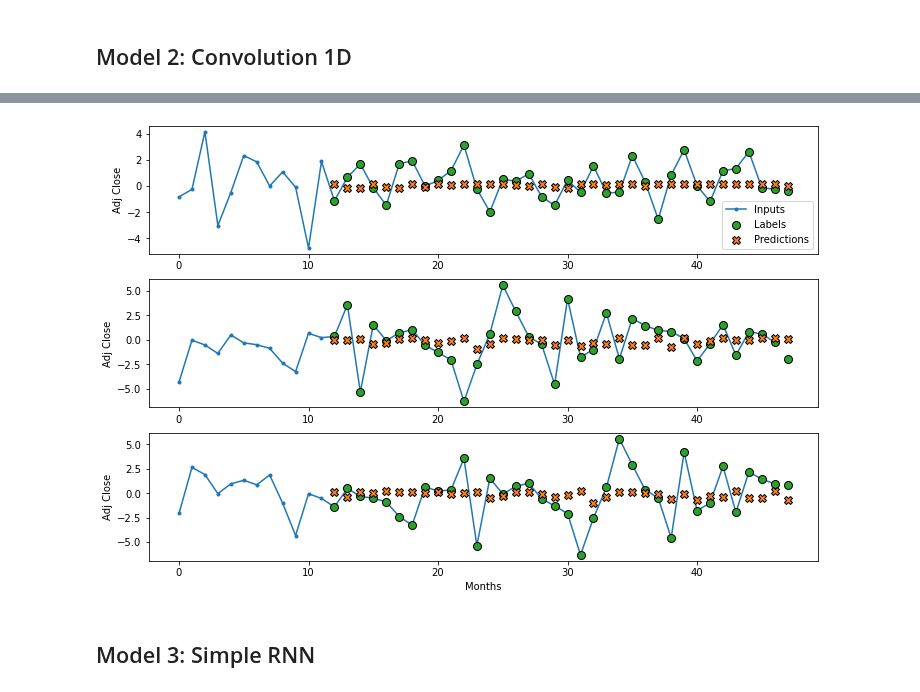
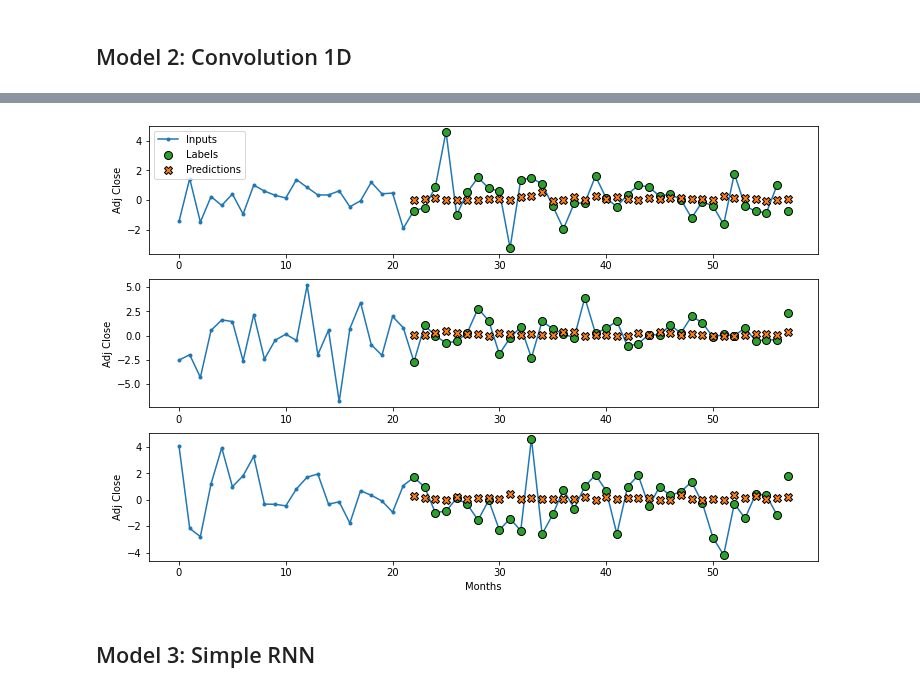
Before and after one commit to tl3472/Price-Prediction-and-Portfolio-Optimation, a Jupyter notebook: Final Report.ipynb, the cells around one changed output, grey strips where cells are left out. Drawn from its saved outputs; the diff is of its cells as text; code cells hidden in the pictures.

```diff
--- a/Final Report.ipynb
+++ b/Final Report.ipynb
@@ -496,12 +388,12 @@ wide_window_baseline.plot(baseline, max_subplots=3)
 # %% [markdown]
 ## Model 2: Convolution 1D
 # %%
-CONV_WIDTH = 12 ## window size. 这里Chase用的是过去一年的data，我们是daily data所以需要改一下
+CONV_WIDTH = 22 #12 ## window size. 这里Chase用的是过去一年的data，我们是daily data所以需要改一下
 
 conv_window = WindowGenerator(
     input_width=CONV_WIDTH,
     label_width=1,
-    shift=1
+    shift=1, train_df=train_df, test_df=test_df, val_df=val_df
 )
 
 conv_model = tf.keras.Sequential(
@@ -537,13 +425,13 @@ Epoch 13/250
 # %%
 wide_window_conv = WindowGenerator(
     input_width=36 + (CONV_WIDTH - 1),
     label_width=36,
-    shift=SHIFT
+    shift=SHIFT, train_df=train_df, test_df=test_df, val_df=val_df
 )
 
 wide_window_conv.plot(conv_model, max_subplots=3)
 # %% [output]
-[figure, old version]
+[figure, new version]
 # %% [markdown]
 ## Model 3: Simple RNN
 # %%
```
Also changed, not shown: parts of 38 cells of this notebook, 2 other files.
